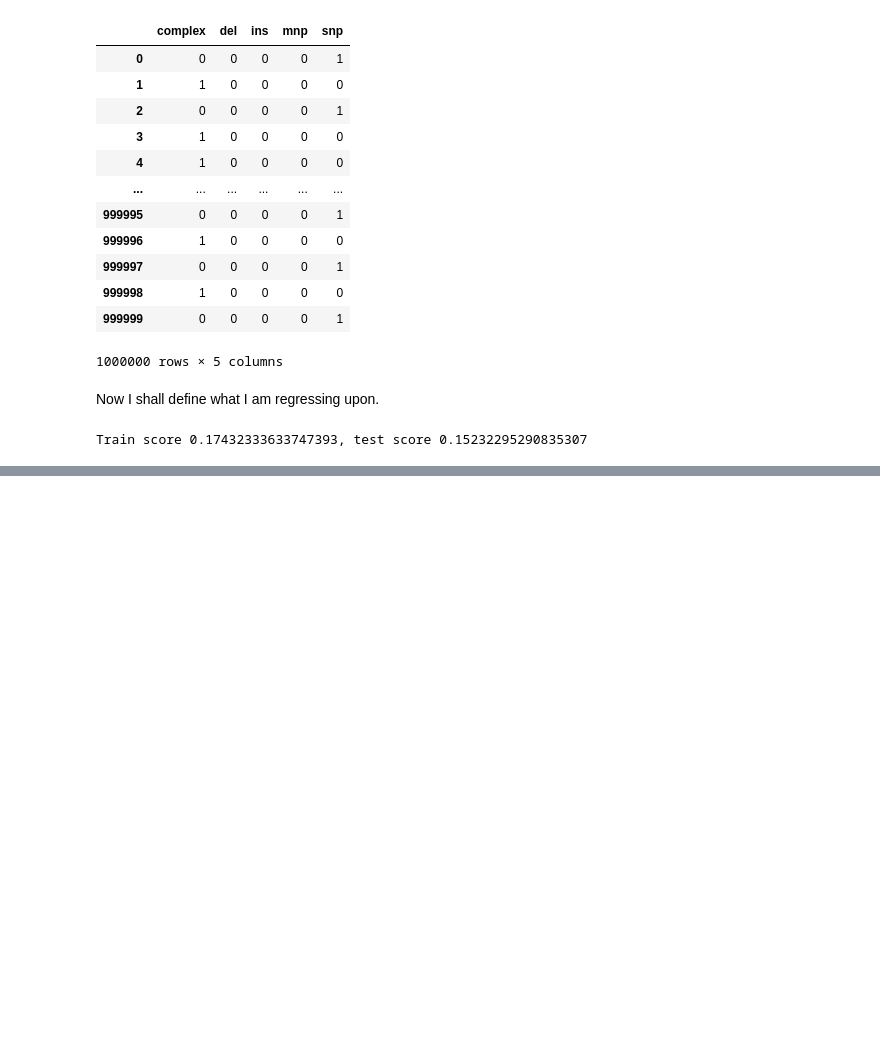
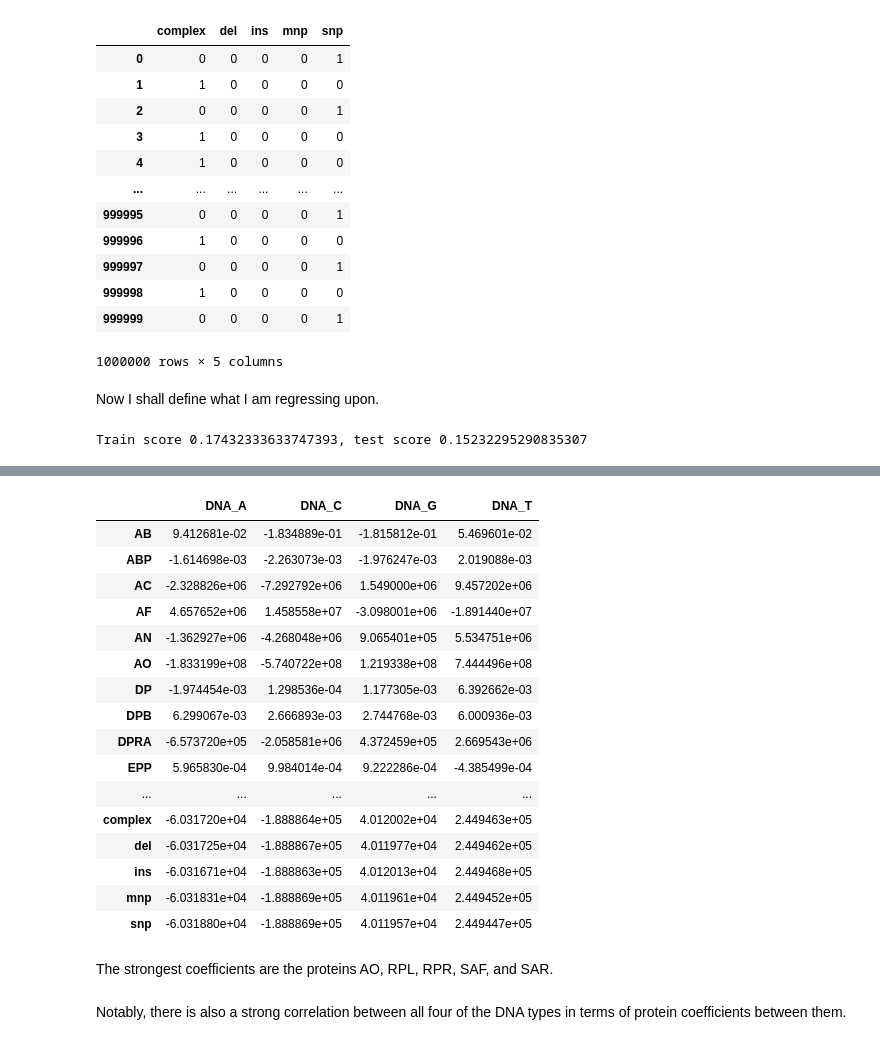
Before and after one commit to Ishancorp/marijuana_genomes_analysis, a Jupyter notebook: notebooks/regression.ipynb, the cells around one changed output, grey strips where cells are left out. Drawn from its saved outputs; the diff is of its cells as text; code cells hidden in the pictures; blank space fills up the shorter version.

```diff
--- a/notebooks/regression.ipynb
+++ b/notebooks/regression.ipynb
@@ -144,0 +174,26 @@ I've achieved a test score of 15.2%. This is unsatisfactory, I will need a diffe
+# %%
+coeffs = pd.DataFrame(data=LR.coef_, columns=X.columns, index=y.columns)
+# %%
+coeffs.transpose()
+# %% [output]
+|  | DNA_A | DNA_C | DNA_G | DNA_T |
+| AB | 9.412681e-02 | -1.834889e-01 | -1.815812e-01 | 5.469601e-02 |
+| ABP | -1.614698e-03 | -2.263073e-03 | -1.976247e-03 | 2.019088e-03 |
+| AC | -2.328826e+06 | -7.292792e+06 | 1.549000e+06 | 9.457202e+06 |
+| AF | 4.657652e+06 | 1.458558e+07 | -3.098001e+06 | -1.891440e+07 |
+| AN | -1.362927e+06 | -4.268048e+06 | 9.065401e+05 | 5.534751e+06 |
+| AO | -1.833199e+08 | -5.740722e+08 | 1.219338e+08 | 7.444496e+08 |
+| DP | -1.974454e-03 | 1.298536e-04 | 1.177305e-03 | 6.392662e-03 |
+| DPB | 6.299067e-03 | 2.666893e-03 | 2.744768e-03 | 6.000936e-03 |
+| DPRA | -6.573720e+05 | -2.058581e+06 | 4.372459e+05 | 2.669543e+06 |
+| EPP | 5.965830e-04 | 9.984014e-04 | 9.222286e-04 | -4.385499e-04 |
+| ... | ... | ... | ... | ... |
+| complex | -6.031720e+04 | -1.888864e+05 | 4.012002e+04 | 2.449463e+05 |
+| del | -6.031725e+04 | -1.888867e+05 | 4.011977e+04 | 2.449462e+05 |
+| ins | -6.031671e+04 | -1.888863e+05 | 4.012013e+04 | 2.449468e+05 |
+| mnp | -6.031831e+04 | -1.888869e+05 | 4.011961e+04 | 2.449452e+05 |
+| snp | -6.031880e+04 | -1.888869e+05 | 4.011957e+04 | 2.449447e+05 |
+# %% [markdown]
+The strongest coefficients are the proteins AO, RPL, RPR, SAF, and SAR.
+# %% [markdown]
+Notably, there is also a strong correlation between all four of the DNA types in terms of protein coefficients between them.
```
Also changed, not shown: parts of 3 cells of this notebook, 1 other file.
